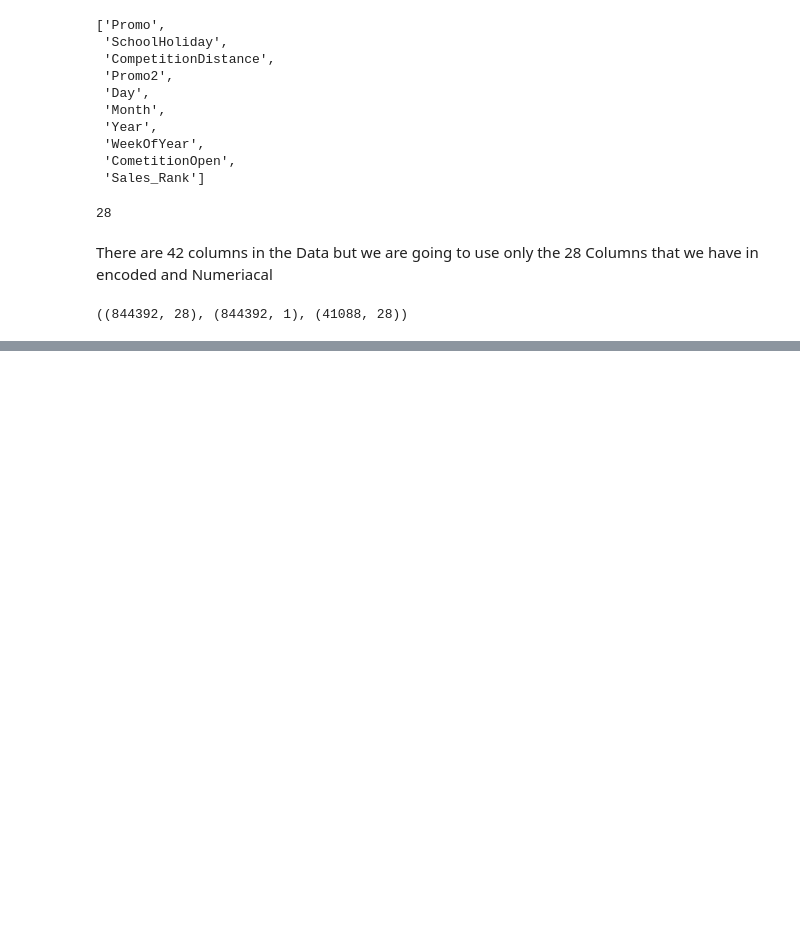
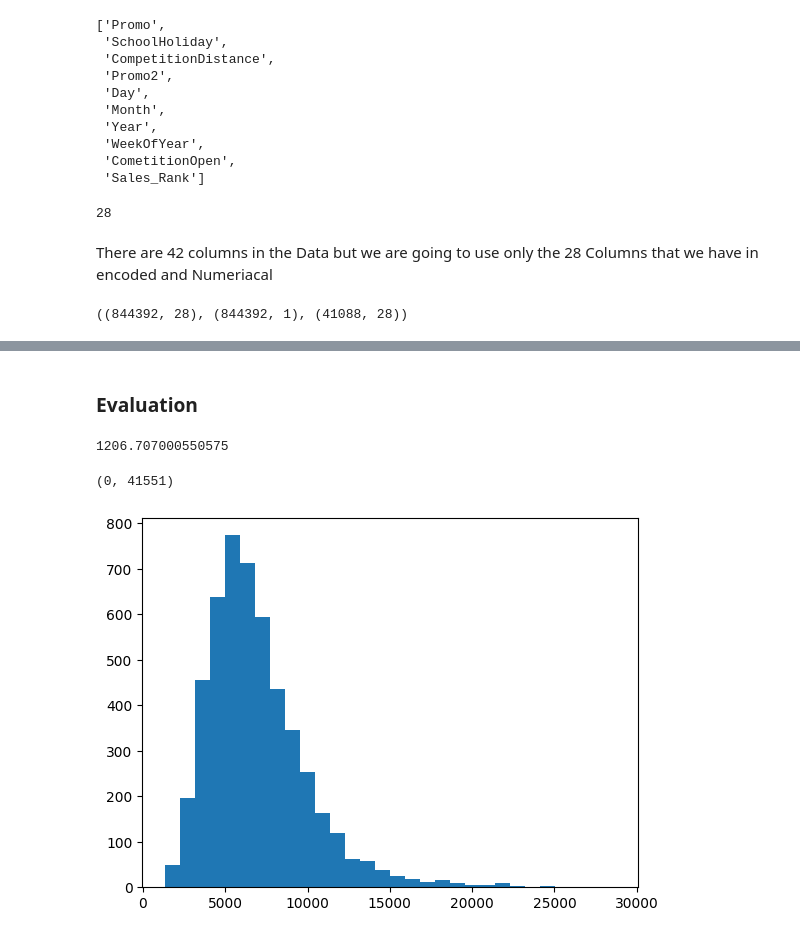
Before and after one commit to mr-ayush-agrawal/MachineLearningBasics, a Jupyter notebook: freeCodeCamp/SalesCompetition/Boosting_sol.ipynb, the cells around one changed output, grey strips where cells are left out. Drawn from its saved outputs; the diff is of its cells as text; code cells hidden in the pictures; blank space fills up the shorter version.

```diff
--- a/freeCodeCamp/SalesCompetition/Boosting_sol.ipynb
+++ b/freeCodeCamp/SalesCompetition/Boosting_sol.ipynb
@@ -462,0 +491,2 @@ x_train.shape, y_train.shape, x_test.shape
+# %% [markdown]
+### Evaluation
@@ -462,0 +497,8 @@ x_train.shape, y_train.shape, x_test.shape
+# %%
+rmse(y_train, pre)
+# %% [output]
+1206.707000550575
+# %%
+data.Sales.min(), data.Sales.max()
+# %% [output]
+(0, 41551)
@@ -462,0 +507,5 @@ x_train.shape, y_train.shape, x_test.shape
+# %%
+plt.hist(data.Sales.sample(5000), bins = 30)
+plt.show()
+# %% [output]
+[figure, added]
```
Also changed, not shown: parts of 9 cells of this notebook.
